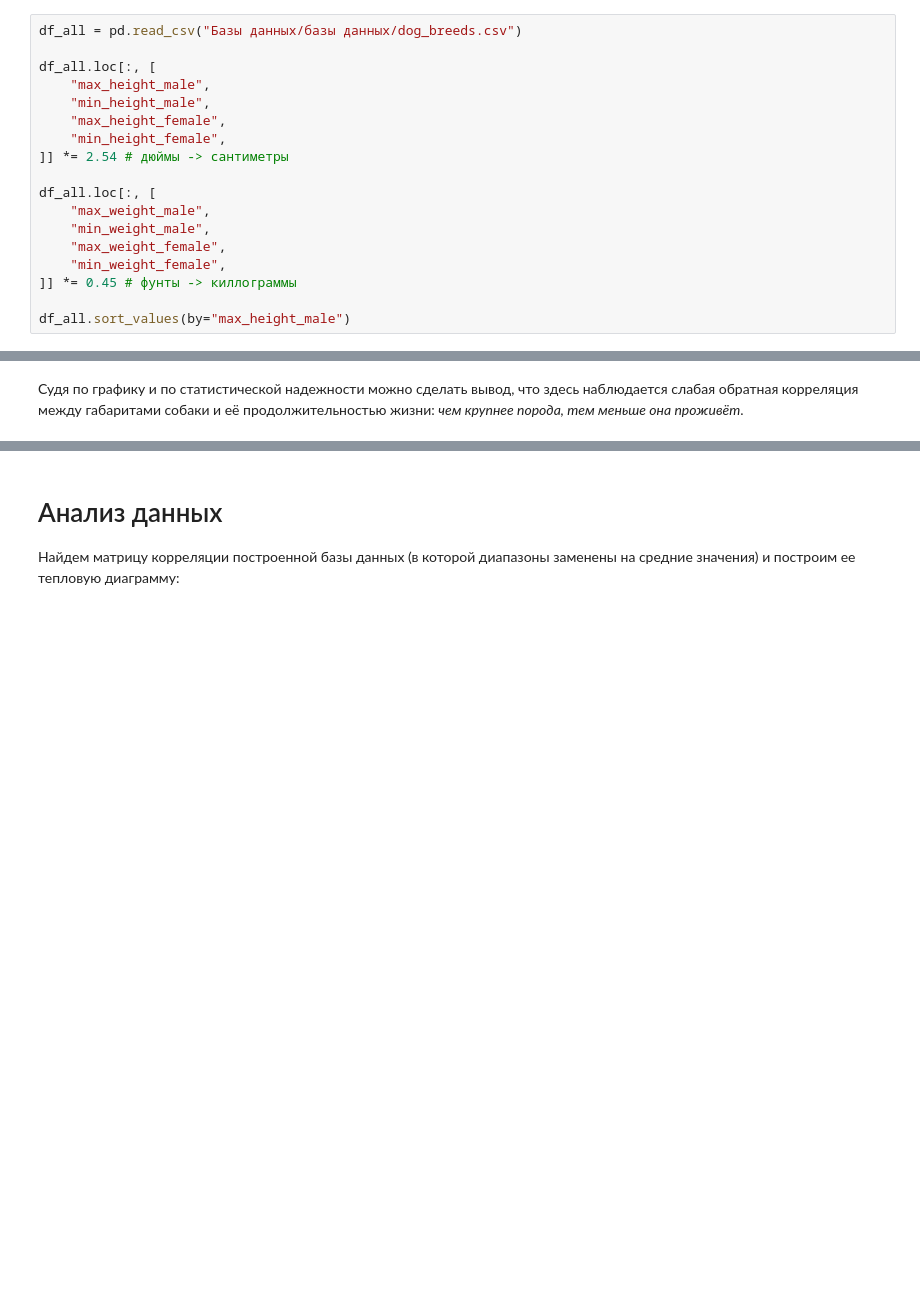
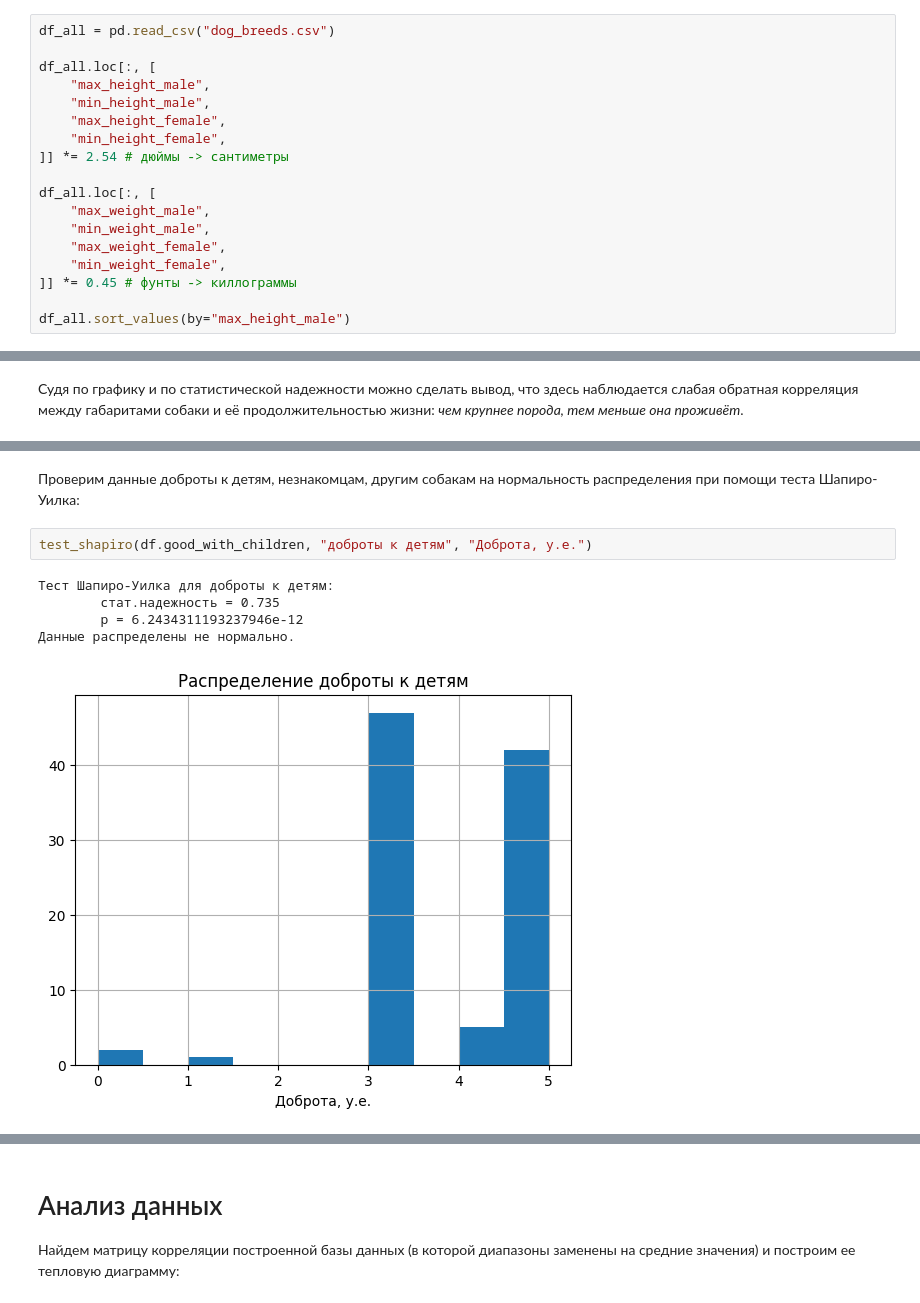
Before and after one commit to julproh/Analyz, a Jupyter notebook: Analiz_bazy_dannykh_porod_sobak.ipynb, the cells around one changed output, grey strips where cells are left out. Drawn from its saved outputs; the diff is of its cells as text; blank space fills up the shorter version.

```diff
--- a/Analiz_bazy_dannykh_porod_sobak.ipynb
+++ b/Analiz_bazy_dannykh_porod_sobak.ipynb
@@ -113,7 +113,7 @@ def plot_mean(df: pd.DataFrame, xaxis: str, yaxis: str, W=10):
 
 Первым делом стоит перевести данные с системе сантиметр-килограмм:
 # %%
-df_all = pd.read_csv("Базы данных/базы данных/dog_breeds.csv")
+df_all = pd.read_csv("dog_breeds.csv")
 
 df_all.loc[:, [
     "max_height_male",
@@ -383,0 +395,10 @@ plt.show()
+# %% [markdown]
+Проверим данные доброты к детям, незнакомцам, другим собакам на нормальность распределения при помощи теста Шапиро-Уилка:
+# %%
+test_shapiro(df.good_with_children, "доброты к детям", "Доброта, у.е.")
+# %% [output]
+Тест Шапиро-Уилка для доброты к детям:
+        стат.надежность = 0.735
+        p = 6.2434311193237946e-12
+Данные распределены не нормально.
+[figure, added]
```
Also changed, not shown: parts of 12 cells of this notebook.
